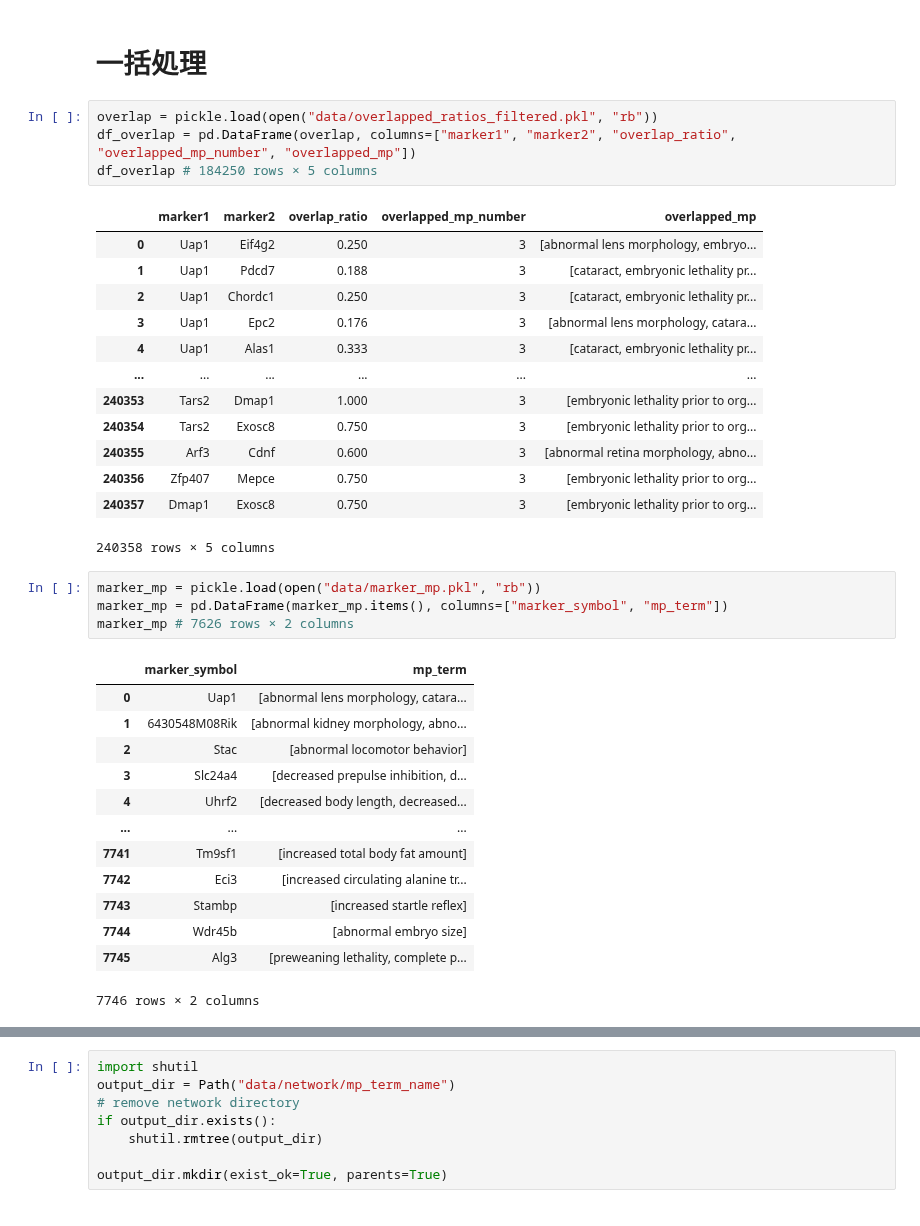
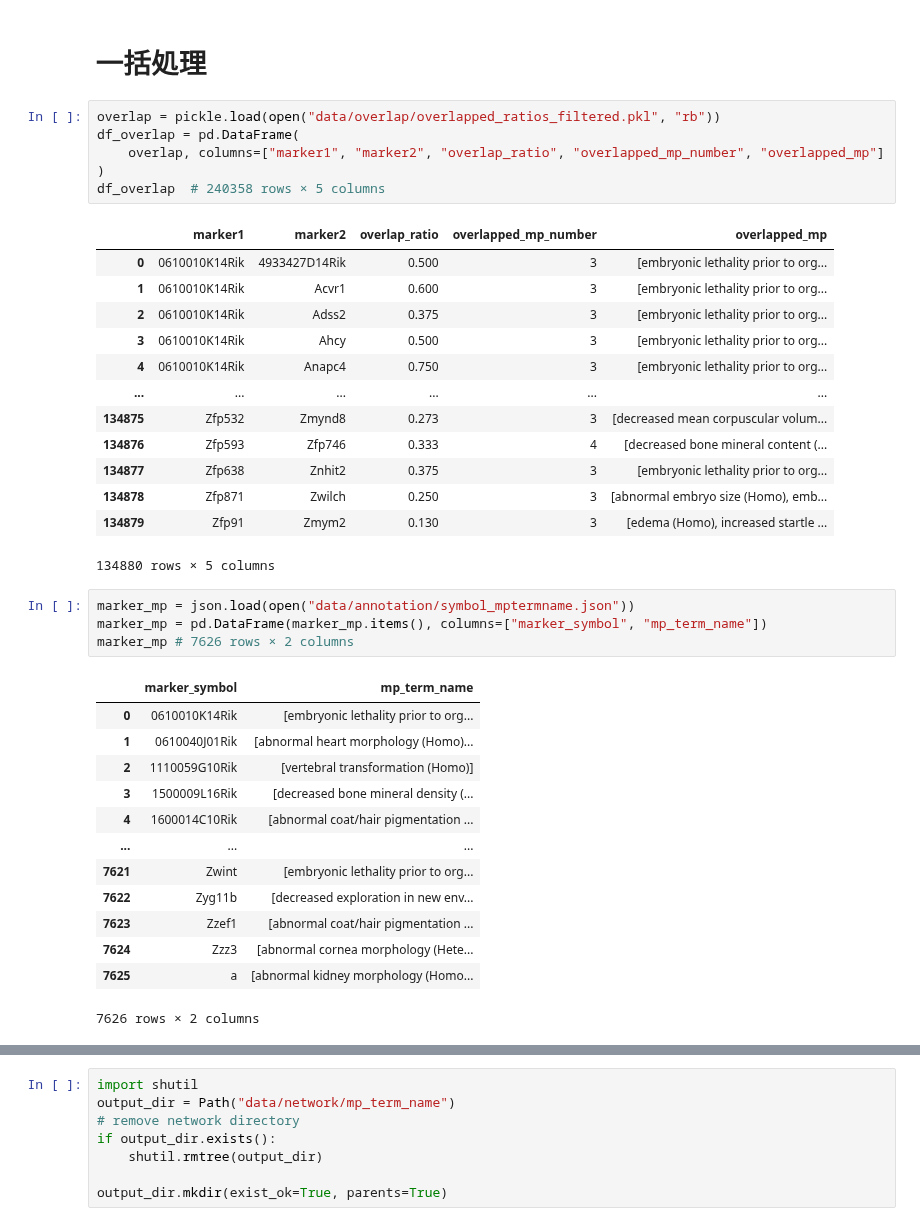
Before and after one commit to akikuno/TSUMUGI-dev, a Jupyter notebook: notebooks/notebools-web/055_combine_overlap_by_mp_term_name.ipynb, the cells around one changed output, grey strips where cells are left out. Cells and saved outputs as stored; diff of their text form.

```diff
--- a/notebooks/notebools-web/055_combine_overlap_by_mp_term_name.ipynb
+++ b/notebooks/notebools-web/055_combine_overlap_by_mp_term_name.ipynb
@@ -37,39 +37,41 @@ import seaborn as sns
 # %% [markdown]
 # 一括処理
 # %%
-overlap = pickle.load(open("data/overlapped_ratios_filtered.pkl", "rb"))
-df_overlap = pd.DataFrame(overlap, columns=["marker1", "marker2", "overlap_ratio", "overlapped_mp_number", "overlapped_mp"])
-df_overlap # 184250 rows × 5 columns
+overlap = pickle.load(open("data/overlap/overlapped_ratios_filtered.pkl", "rb"))
+df_overlap = pd.DataFrame(
+    overlap, columns=["marker1", "marker2", "overlap_ratio", "overlapped_mp_number", "overlapped_mp"]
+)
+df_overlap  # 240358 rows × 5 columns
 # %% [output]
 |  | marker1 | marker2 | overlap_ratio | overlapped_mp_number | overlapped_mp |
-| 0 | Uap1 | Eif4g2 | 0.250 | 3 | [abnormal lens morphology, embryo... |
-| 1 | Uap1 | Pdcd7 | 0.188 | 3 | [cataract, embryonic lethality pr... |
-| 2 | Uap1 | Chordc1 | 0.250 | 3 | [cataract, embryonic lethality pr... |
-| 3 | Uap1 | Epc2 | 0.176 | 3 | [abnormal lens morphology, catara... |
-| 4 | Uap1 | Alas1 | 0.333 | 3 | [cataract, embryonic lethality pr... |
+| 0 | 0610010K14Rik | 4933427D14Rik | 0.500 | 3 | [embryonic lethality prior to org... |
+| 1 | 0610010K14Rik | Acvr1 | 0.600 | 3 | [embryonic lethality prior to org... |
+| 2 | 0610010K14Rik | Adss2 | 0.375 | 3 | [embryonic lethality prior to org... |
+| 3 | 0610010K14Rik | Ahcy | 0.500 | 3 | [embryonic lethality prior to org... |
+| 4 | 0610010K14Rik | Anapc4 | 0.750 | 3 | [embryonic lethality prior to org... |
 | ... | ... | ... | ... | ... | ... |
-| 240353 | Tars2 | Dmap1 | 1.000 | 3 | [embryonic lethality prior to org... |
-| 240354 | Tars2 | Exosc8 | 0.750 | 3 | [embryonic lethality prior to org... |
-| 240355 | Arf3 | Cdnf | 0.600 | 3 | [abnormal retina morphology, abno... |
-| 240356 | Zfp407 | Mepce | 0.750 | 3 | [embryonic lethality prior to org... |
-| 240357 | Dmap1 | Exosc8 | 0.750 | 3 | [embryonic lethality prior to org... |
+| 134875 | Zfp532 | Zmynd8 | 0.273 | 3 | [decreased mean corpuscular volum... |
+| 134876 | Zfp593 | Zfp746 | 0.333 | 4 | [decreased bone mineral content (... |
+| 134877 | Zfp638 | Znhit2 | 0.375 | 3 | [embryonic lethality prior to org... |
+| 134878 | Zfp871 | Zwilch | 0.250 | 3 | [abnormal embryo size (Homo), emb... |
+| 134879 | Zfp91 | Zmym2 | 0.130 | 3 | [edema (Homo), increased startle ... |
-240358 rows × 5 columns
+134880 rows × 5 columns
 # %%
-marker_mp = pickle.load(open("data/marker_mp.pkl", "rb"))
-marker_mp = pd.DataFrame(marker_mp.items(), columns=["marker_symbol", "mp_term"])
+marker_mp = json.load(open("data/annotation/symbol_mptermname.json"))
+marker_mp = pd.DataFrame(marker_mp.items(), columns=["marker_symbol", "mp_term_name"])
 marker_mp # 7626 rows × 2 columns
 # %% [output]
-|  | marker_symbol | mp_term |
-| 0 | Uap1 | [abnormal lens morphology, catara... |
-| 1 | 6430548M08Rik | [abnormal kidney morphology, abno... |
-| 2 | Stac | [abnormal locomotor behavior] |
-| 3 | Slc24a4 | [decreased prepulse inhibition, d... |
-| 4 | Uhrf2 | [decreased body length, decreased... |
+|  | marker_symbol | mp_term_name |
+| 0 | 0610010K14Rik | [embryonic lethality prior to org... |
+| 1 | 0610040J01Rik | [abnormal heart morphology (Homo)... |
+| 2 | 1110059G10Rik | [vertebral transformation (Homo)] |
+| 3 | 1500009L16Rik | [decreased bone mineral density (... |
+| 4 | 1600014C10Rik | [abnormal coat/hair pigmentation ... |
 | ... | ... | ... |
-| 7741 | Tm9sf1 | [increased total body fat amount] |
-| 7742 | Eci3 | [increased circulating alanine tr... |
-| 7743 | Stambp | [increased startle reflex] |
-| 7744 | Wdr45b | [abnormal embryo size] |
-| 7745 | Alg3 | [preweaning lethality, complete p... |
+| 7621 | Zwint | [embryonic lethality prior to org... |
+| 7622 | Zyg11b | [decreased exploration in new env... |
+| 7623 | Zzef1 | [abnormal coat/hair pigmentation ... |
+| 7624 | Zzz3 | [abnormal cornea morphology (Hete... |
+| 7625 | a | [abnormal kidney morphology (Homo... |
-7746 rows × 2 columns
+7626 rows × 2 columns
 # %%
```
Also changed, not shown: parts of 4 cells of this notebook, 2 other files.
